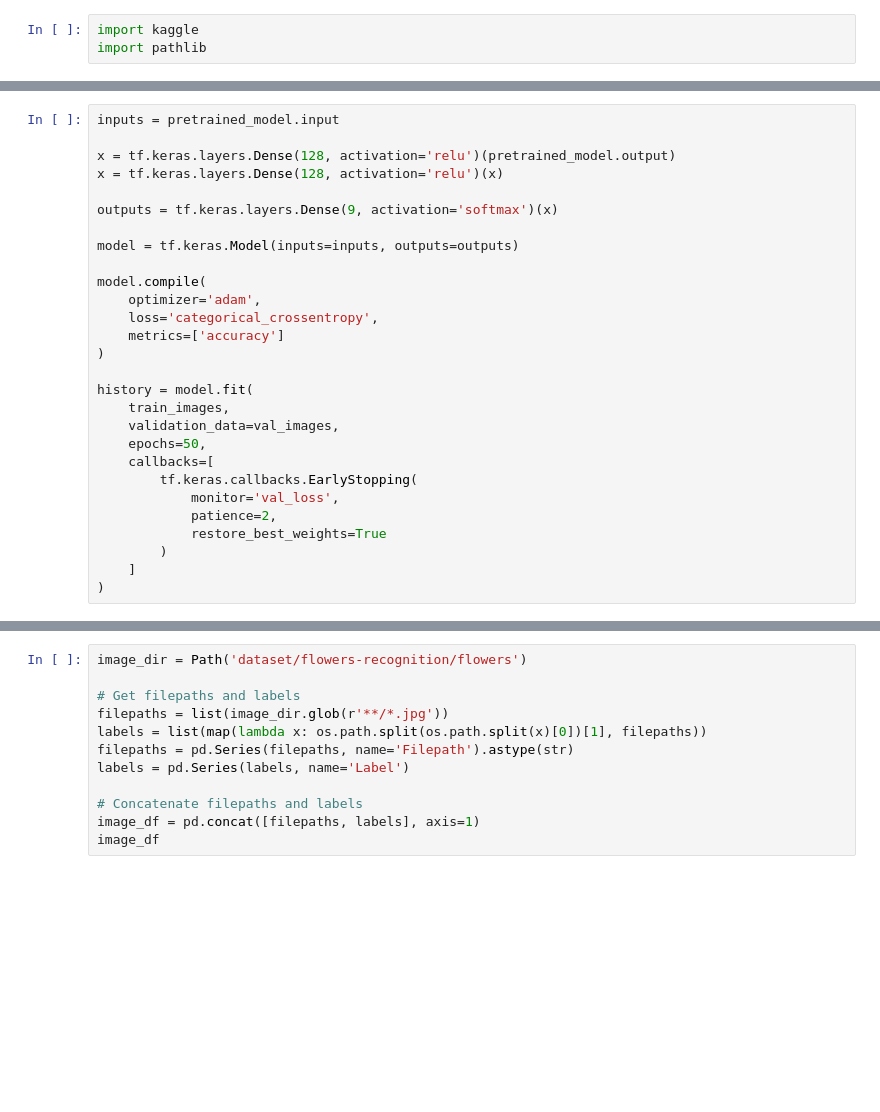
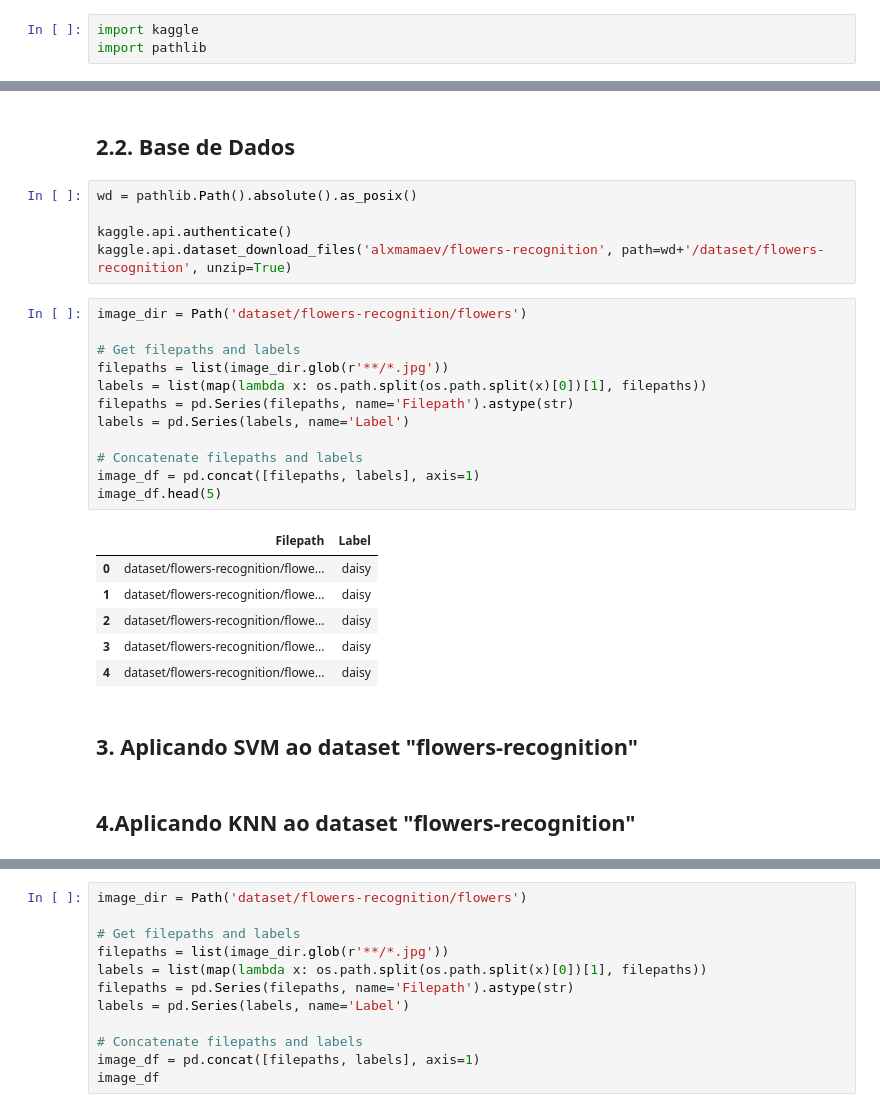
Before and after one commit to devwlad/intro-ml-classification, a Jupyter notebook: fml_final.ipynb, the cells around one changed output, grey strips where cells are left out. Drawn from its saved outputs; the diff is of its cells as text; blank space fills up the shorter version.

```diff
--- a/fml_final.ipynb
+++ b/fml_final.ipynb
@@ -142,28 +7,0 @@ pretrained_model.trainable = False
-# %%
-inputs = pretrained_model.input
-
-x = tf.keras.layers.Dense(128, activation='relu')(pretrained_model.output)
-x = tf.keras.layers.Dense(128, activation='relu')(x)
-
-outputs = tf.keras.layers.Dense(9, activation='softmax')(x)
-
-model = tf.keras.Model(inputs=inputs, outputs=outputs)
-
-model.compile(
-    optimizer='adam',
-    loss='categorical_crossentropy',
-    metrics=['accuracy']
-)
-
-history = model.fit(
-    train_images,
-    validation_data=val_images,
-    epochs=50,
-    callbacks=[
-        tf.keras.callbacks.EarlyStopping(
-            monitor='val_loss',
-            patience=2,
-            restore_best_weights=True
-        )
-    ]
-)
@@ -268,0 +47,30 @@ plt.show()
+# %% [markdown]
+## 2.2. Base de Dados
+# %%
+wd = pathlib.Path().absolute().as_posix()
+
+kaggle.api.authenticate()
+kaggle.api.dataset_download_files('alxmamaev/flowers-recognition', path=wd+'/dataset/flowers-recognition', unzip=True)
+# %%
+image_dir = Path('dataset/flowers-recognition/flowers')
+
+# Get filepaths and labels
+filepaths = list(image_dir.glob(r'**/*.jpg'))
+labels = list(map(lambda x: os.path.split(os.path.split(x)[0])[1], filepaths))
+filepaths = pd.Series(filepaths, name='Filepath').astype(str)
+labels = pd.Series(labels, name='Label')
+
+# Concatenate filepaths and labels
+image_df = pd.concat([filepaths, labels], axis=1)
+image_df.head(5)
+# %% [output]
+|  | Filepath | Label |
+| 0 | dataset/flowers-recognition/flowe... | daisy |
+| 1 | dataset/flowers-recognition/flowe... | daisy |
+| 2 | dataset/flowers-recognition/flowe... | daisy |
+| 3 | dataset/flowers-recognition/flowe... | daisy |
+| 4 | dataset/flowers-recognition/flowe... | daisy |
+# %% [markdown]
+## 3. Aplicando SVM ao dataset "flowers-recognition"
+# %% [markdown]
+## 4.Aplicando KNN ao dataset "flowers-recognition"
```
Also changed, not shown: parts of 42 cells of this notebook, 1 other file.
